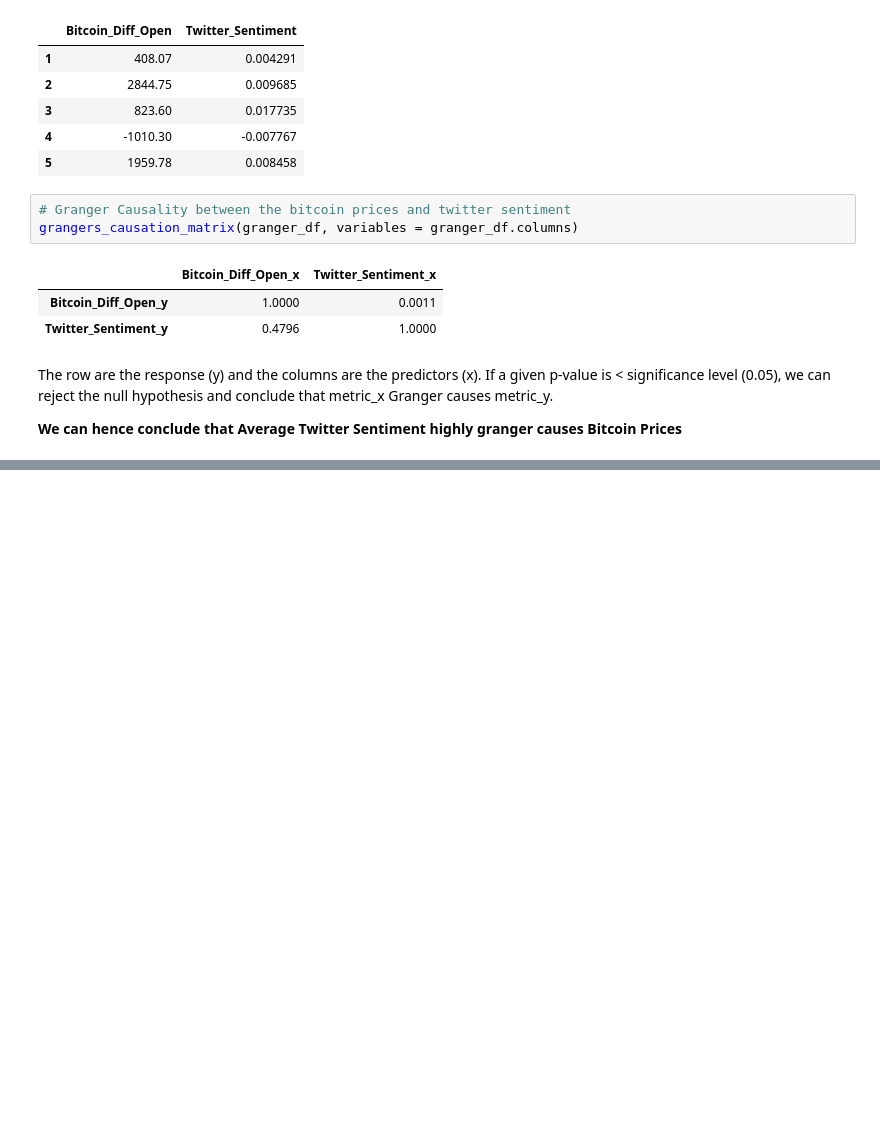
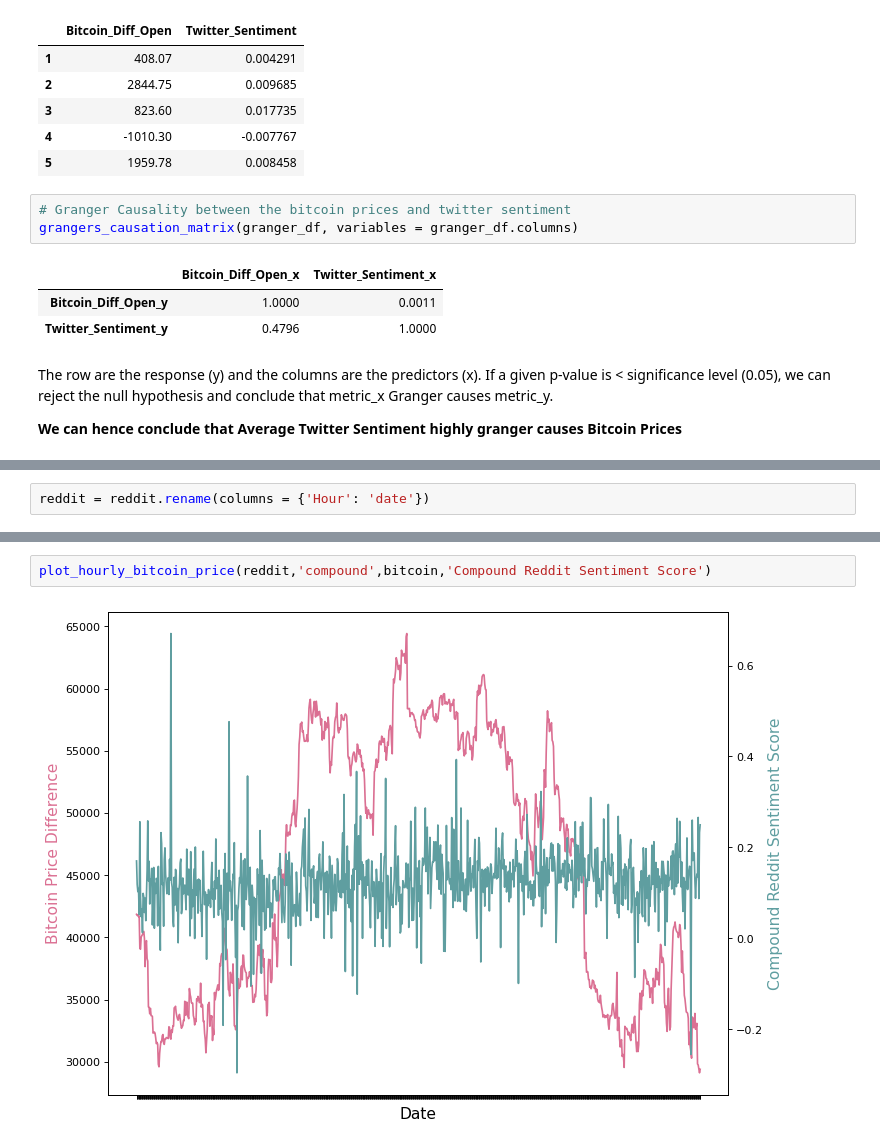
Before and after one commit to aashka-trivedi/cryptocurrency-and-public-sentiment, a Jupyter notebook: code/modelling/GrangerCausality.ipynb, the cells around one changed output, grey strips where cells are left out. Drawn from its saved outputs; the diff is of its cells as text; blank space fills up the shorter version.

```diff
--- a/code/modelling/GrangerCausality.ipynb
+++ b/code/modelling/GrangerCausality.ipynb
@@ -355,0 +448,2 @@ The row are the response (y) and the columns are the predictors (x). If a given
+# %%
+reddit = reddit.rename(columns = {'Hour': 'date'})
@@ -355,0 +458,4 @@ The row are the response (y) and the columns are the predictors (x). If a given
+# %%
+plot_hourly_bitcoin_price(reddit,'compound',bitcoin,'Compound Reddit Sentiment Score')
+# %% [output]
+[figure, added]
```
Also changed, not shown: parts of 22 cells of this notebook, 5 other files.
